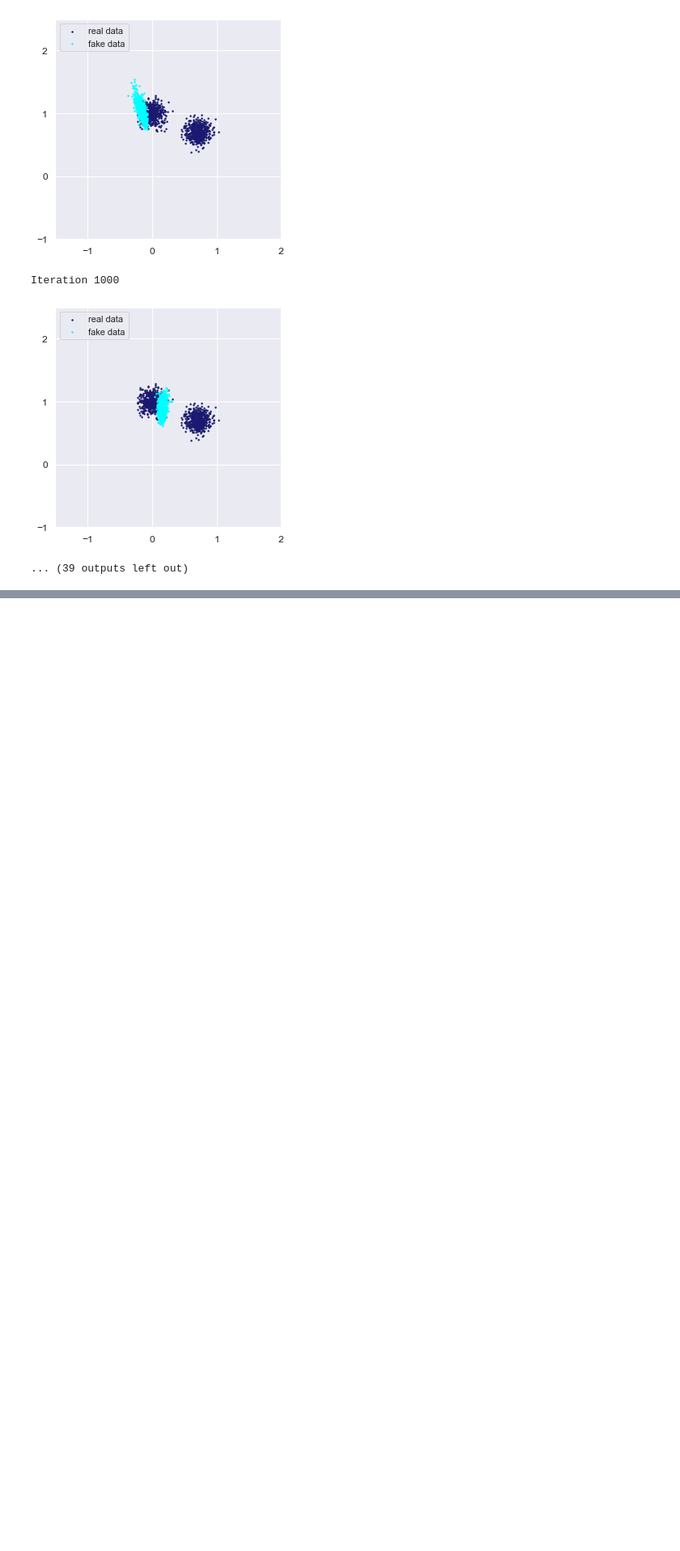
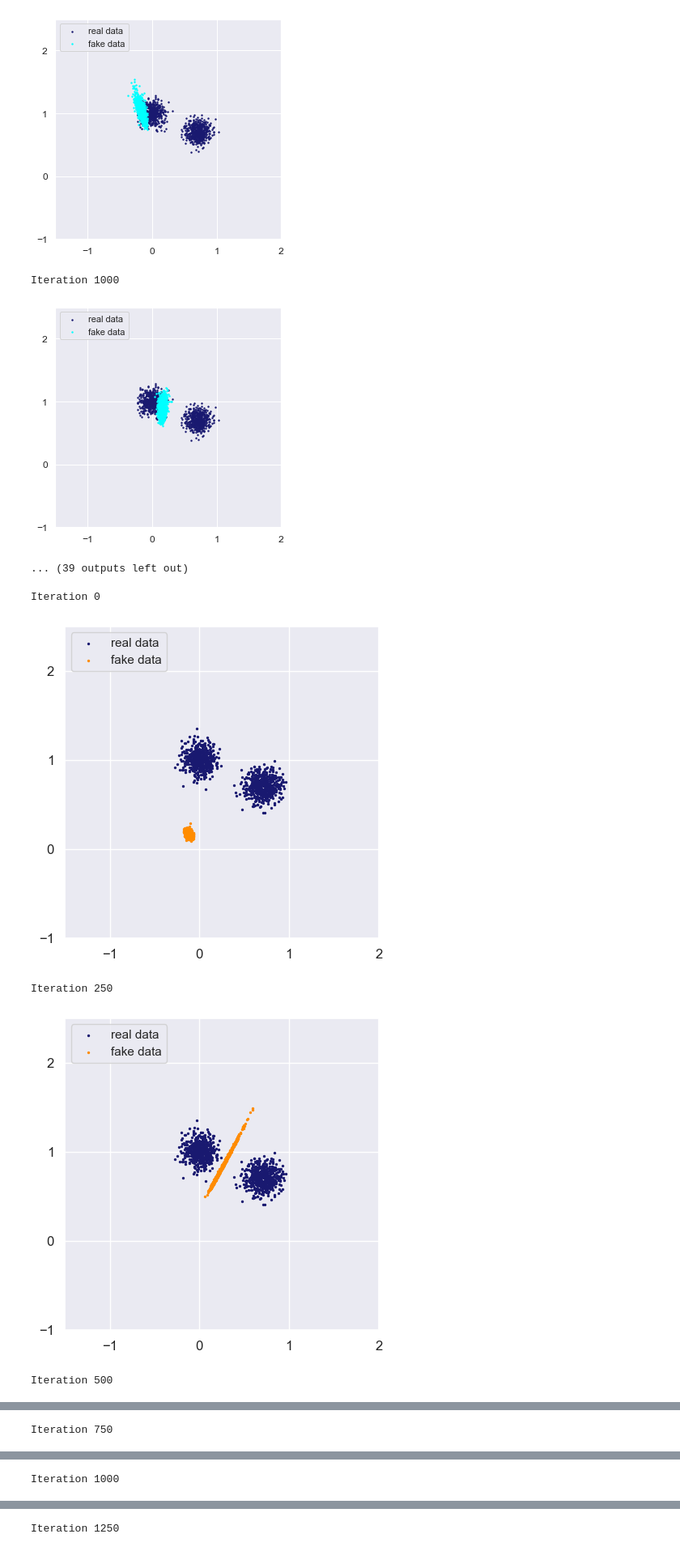
Before and after one commit to AbhijeetiitmVyas/CompetitiveGradientOptim, a Jupyter notebook: CGD_vs_CGO_GaussianMixture_GAN.ipynb, the cells around one changed output, grey strips where cells are left out. Shown at 81% size. Cells and saved outputs as stored; diff of their text form; code cells hidden in the pictures; blank space fills up the shorter version.

```diff
--- a/CGD_vs_CGO_GaussianMixture_GAN.ipynb
+++ b/CGD_vs_CGO_GaussianMixture_GAN.ipynb
@@ -417,3 +616,75 @@ Iteration 750
 Iteration 1000
 [figure]
 ... (39 outputs left out)
+# %%
+# Run only the ASGDA updates with p = 9 and a smaller learning rate without modifying the shared GAN() loop above.
+fixed_batch = generate_batch(1024)
+all_fake_batches = OrderedDict()
+all_fake_batches['ASGDA'] = OrderedDict()
+losses = []
+
+G = Generator(hidden_size=128, noise_size=512, noise_std=6).to(device)
+D = Discriminator(hidden_size=128).to(device)
+criterion = nn.BCEWithLogitsLoss()
+
+N_ITER = 2500
+BATCHLEN = 128
+frame = 250
+p = 9
+eta = 0.0001
+L_p_x = 1. / (2. * eta)
+L_p_y = 1. / (2. * eta)
+
+for i in tqdm(range(N_ITER + 1)):
+    if i % frame == 0:
+        print(f'Iteration {i}')
+        with torch.no_grad():
+            all_fake_batches['ASGDA'][f'Iteration {i}'] = G.generate(1024)
+        visualise_single(
+            real_batch=fixed_batch,
+            fake_batch=all_fake_batches['ASGDA'][f'Iteration {i}'],
+            fake_color='darkorange'
+        )
+
+    real_batch = generate_batch(BATCHLEN)
+    fake_batch = G.generate(BATCHLEN).to(device)
+
+    h_real = D(real_batch)
+    h_fake = D(fake_batch)
+    loss_real = criterion(h_real, torch.ones((BATCHLEN, 1)).to(device))
+    loss_fake = criterion(h_fake, torch.zeros((BATCHLEN, 1)).to(device))
+    total_loss = loss_real + loss_fake
+    losses.append(total_loss.item())
+
+    D_update = compute_asgda_update(total_loss, list(D.parameters()), p=p, L_p=L_p_x)
+
+    with torch.no_grad():
+        cached_D_params = [param.detach().clone() for param in D.parameters()]
+        for param, update in zip(D.parameters(), D_update):
+            param -= update
+
+    shifted_h_real = D(real_batch)
+    shifted_h_fake = D(fake_batch)
+    shifted_loss_real = criterion(shifted_h_real, torch.ones((BATCHLEN, 1)).to(device))
+    shifted_loss_fake = criterion(shifted_h_fake, torch.zeros((BATCHLEN, 1)).to(device))
+    shifted_total_loss = shifted_loss_real + shifted_loss_fake
+    G_update = compute_asgda_update(shifted_total_loss, list(G.parameters()), p=p, L_p=L_p_y)
+
+    with torch.no_grad():
+        for param, cached_param in zip(D.parameters(), cached_D_params):
+            param.copy_(cached_param)
+
+        for param, update in zip(D.parameters(), D_update):
+            param -= update
+
+        for param, update in zip(G.parameters(), G_update):
+            param += update
+
+plt.plot(losses)
+visualise_all(real_batch=fixed_batch, all_fake_batches=all_fake_batches)
+# %% [output]
+Iteration 0
+[figure, added]
+Iteration 250
+[figure, added]
+Iteration 500
@@ -419,0 +692 @@ Iteration 1000
+Iteration 750
@@ -419,0 +694 @@ Iteration 1000
+Iteration 1000
@@ -419,0 +696 @@ Iteration 1000
+Iteration 1250
```
Also changed, not shown: parts of 8 cells of this notebook.
